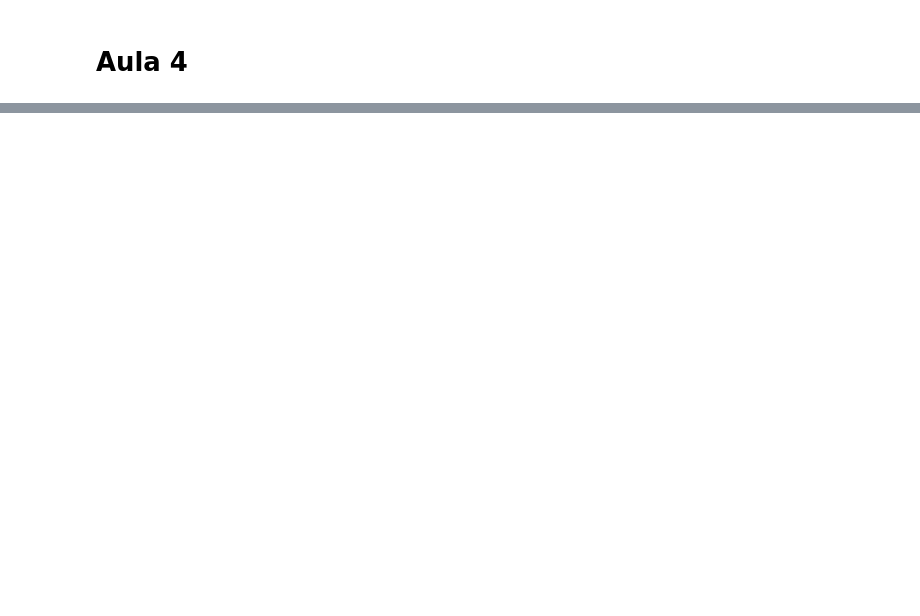
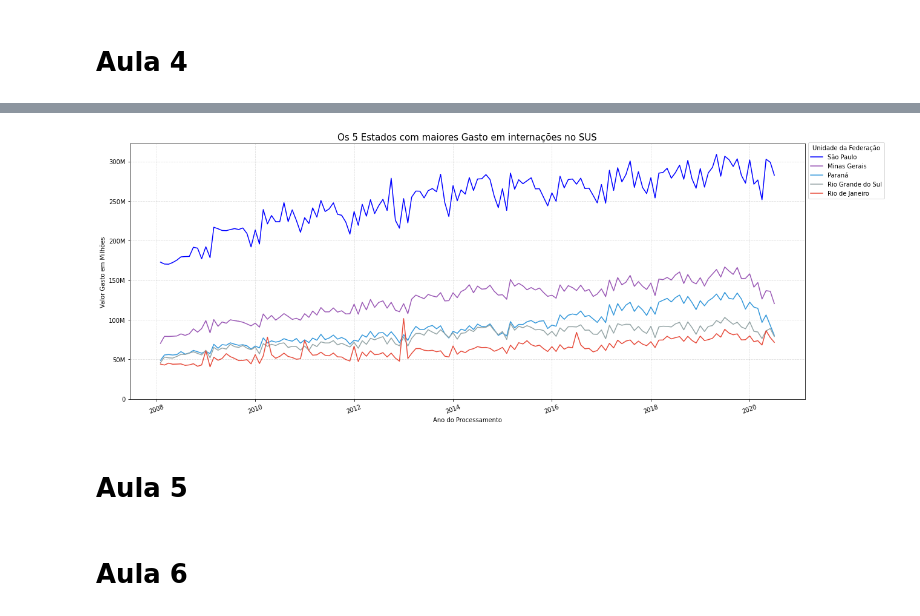
Before and after one commit to carollimaxp/data_science_alura, a Jupyter notebook: DS_Bootcamp_Módulo_2.ipynb, the cells around one changed output, grey strips where cells are left out. Drawn from its saved outputs; the diff is of its cells as text; code cells hidden in the pictures; blank space fills up the shorter version.

Commit message:
Módulo 2 - Aula 4

```diff
--- a/DS_Bootcamp_Módulo_2.ipynb
+++ b/DS_Bootcamp_Módulo_2.ipynb
@@ -786,0 +909,31 @@ plt.show()
+# %%
+mensal_top5 = mensal.reset_index().melt(id_vars = ['index'], value_vars = mensal.columns[:5])
+mensal_top5.columns = ['data', 'uf', 'gasto']
+#mensal_top5.head()
+# %%
+plt.figure(figsize=(20,7.75))
+plt.xticks(rotation = 20)
+plt.grid(True, alpha = 0.4, linestyle = "--")
+
+cor_uf = [ "#0000FF", "#9b59b6", "#3498db", "#95a5a6", "#e74c3c", "#34495e",
+           "#808080", "#DCDCDC", "#6A5ACD", "#191970", "#836FFF", "#B0E0E6",
+           "#6495ED", "#1E90FF", "#00BFFF", "#00FFFF", "#20B2AA", "#2ecc71",
+           "#008080", "#00FF7F", "#006400", "#9ACD32", "#DAA520", "#7B68EE",
+           "#FF00FF", "#FFB6C1", "#FF0000", "#FFFF00", "#D8BFD8", "#000000"
+          ] #30 cores
+
+ax = sns.lineplot(data = mensal_top5, x = 'data', y= 'gasto', hue='uf')
+sns.set_palette(cor_uf)
+ax.yaxis.set_major_formatter(ticker.FuncFormatter(reformat_large_tick_values))
+plt.legend(title='Unidade da Federação', bbox_to_anchor=(1, 1.017), loc='upper left')
+plt.title ('Os 5 Estados com maiores Gasto em internações no SUS', fontsize = 15)
+plt.xlabel ('Ano do Processamento')
+plt.ylabel ('Valor Gasto em Milhões')
+plt.ylim(bottom = 0)
+plt.show()
+# %% [output]
+[figure, added]
+# %% [markdown]
+# Aula 5
+# %% [markdown]
+# Aula 6
```
Also changed, not shown: parts of 34 cells of this notebook.
